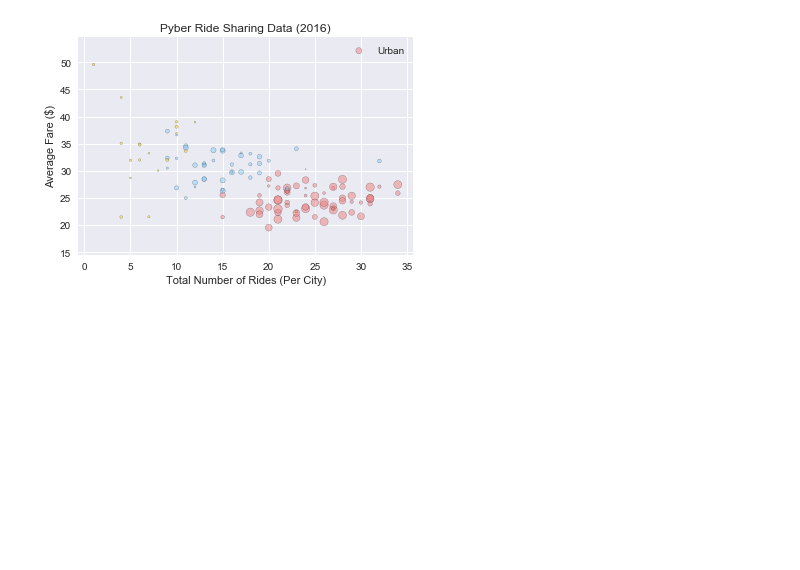
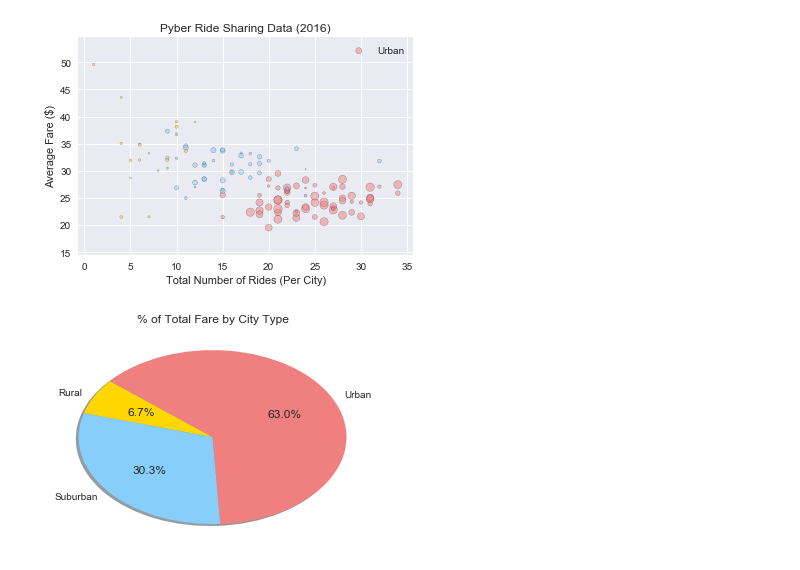
Before and after one commit to navbala/UT-Data-Analytics-Bootcamp, a Jupyter notebook: Homework/Matplotlib/Unit 5 Assignment - Pyber.ipynb, the cells around one changed output. Drawn from its saved outputs; the diff is of its cells as text; code cells hidden in the pictures; blank space fills up the shorter version.

Commit message:
first pie chart done (draft)

```diff
--- a/Homework/Matplotlib/Unit 5 Assignment - Pyber.ipynb
+++ b/Homework/Matplotlib/Unit 5 Assignment - Pyber.ipynb
@@ -122,7 +122,30 @@ plt.legend(["Urban", "Suburban", "Rural"], loc = "upper right")
 
 #sns.lmplot(x="num_rides", y="mean_fare", data=merged_df, fit_reg=False, # No regression line, line_kws = col_map, hue="type")
 
-#sns.set()
+sns.set()
 plt.show()
 # %% [output]
 [figure]
+# %%
+### Pie Chart - % of Total Fares by City Type
+total_fares = city_ride_df["fare"].sum()
+#print(total_fares)
+
+total_fares_type = city_ride_df.groupby(["type"]).sum()
+#total_fares_type
+
+total_fares_type["pct_total_fare"] = (total_fares_type["fare"]/total_fares) * 100
+
+total_fares_type
+
+# create pie chart
+colors = ["gold", "lightskyblue", "lightcoral"]
+city_type = ["Rural", "Suburban", "Urban"]
+plt.pie(total_fares_type["pct_total_fare"], labels=city_type, colors=colors,
+        autopct="%1.1f%%", shadow=True, startangle=140)
+
+#print(total_fares_type)
+plt.title("% of Total Fare by City Type")
+plt.show()
+# %% [output]
+[figure, added]
```
